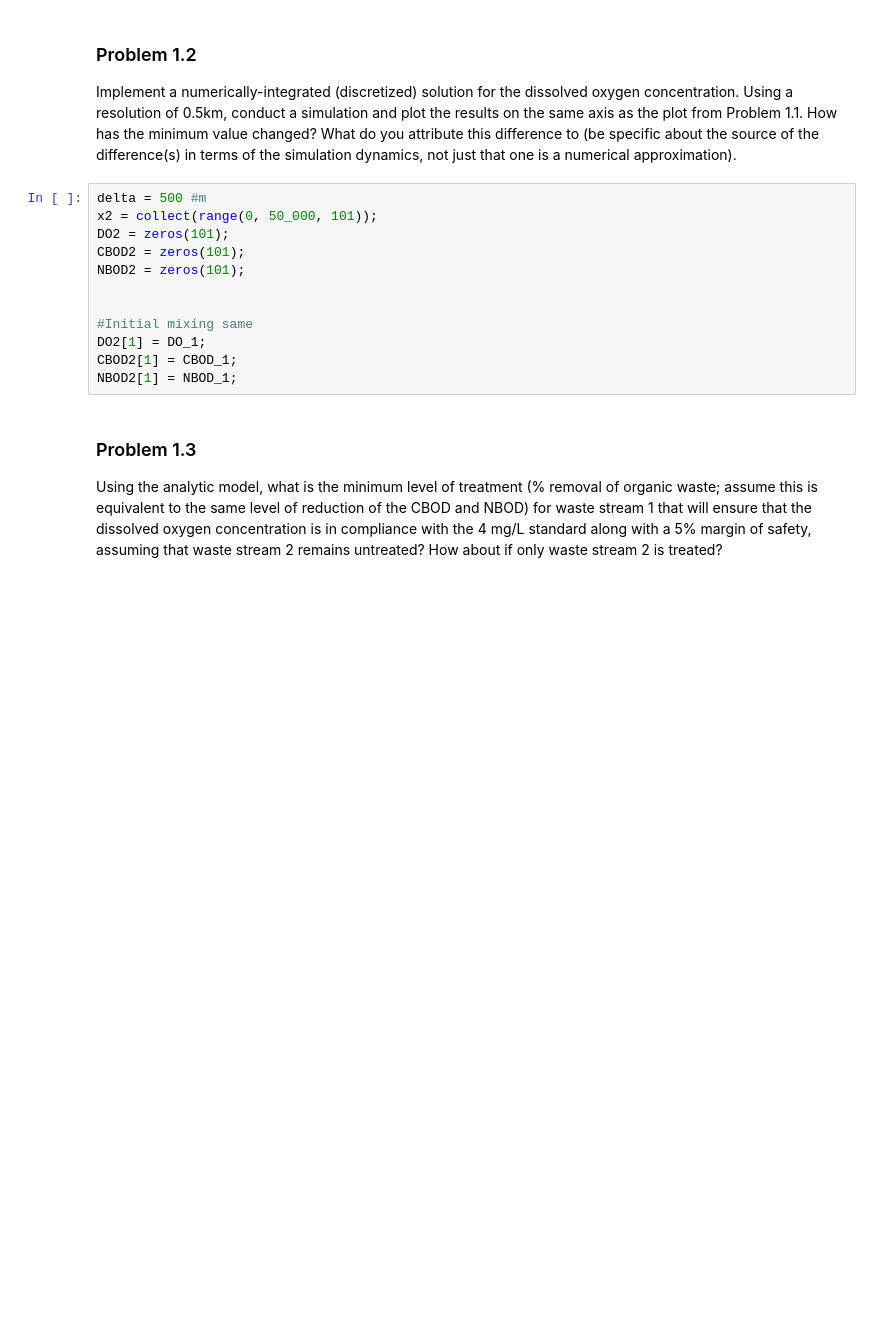
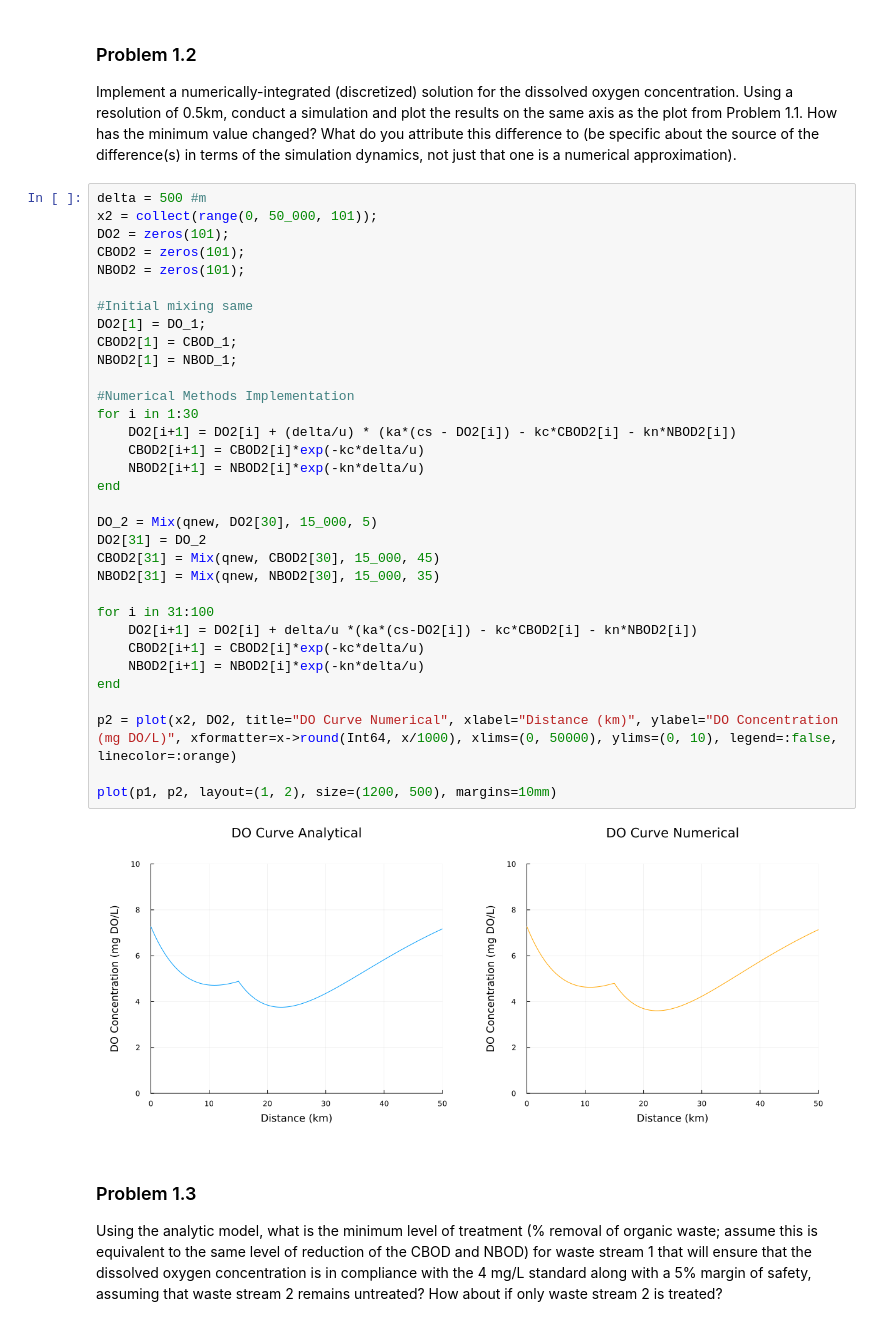
Before and after one commit to BEE4750-FA25/hw3-adrianhw3, a Jupyter notebook: hw03.ipynb, the cells around one changed output. Saved outputs shown, nothing was run; the diff lists cells and outputs as text; blank space fills up the shorter version.

```diff
--- a/hw03.ipynb
+++ b/hw03.ipynb
@@ -157,15 +153,38 @@ approximation).
 # %%
 delta = 500 #m
 x2 = collect(range(0, 50_000, 101));
 DO2 = zeros(101);
 CBOD2 = zeros(101);
 NBOD2 = zeros(101);
 
-
 #Initial mixing same
 DO2[1] = DO_1;
 CBOD2[1] = CBOD_1;
 NBOD2[1] = NBOD_1;
+
+#Numerical Methods Implementation
+for i in 1:30
+    DO2[i+1] = DO2[i] + (delta/u) * (ka*(cs - DO2[i]) - kc*CBOD2[i] - kn*NBOD2[i])
+    CBOD2[i+1] = CBOD2[i]*exp(-kc*delta/u)
+    NBOD2[i+1] = NBOD2[i]*exp(-kn*delta/u)
+end
+
+DO_2 = Mix(qnew, DO2[30], 15_000, 5)
+DO2[31] = DO_2
+CBOD2[31] = Mix(qnew, CBOD2[30], 15_000, 45)
+NBOD2[31] = Mix(qnew, NBOD2[30], 15_000, 35)
+
+for i in 31:100
+    DO2[i+1] = DO2[i] + delta/u *(ka*(cs-DO2[i]) - kc*CBOD2[i] - kn*NBOD2[i])
+    CBOD2[i+1] = CBOD2[i]*exp(-kc*delta/u)
+    NBOD2[i+1] = NBOD2[i]*exp(-kn*delta/u)
+end
+
+p2 = plot(x2, DO2, title="DO Curve Numerical", xlabel="Distance (km)", ylabel="DO Concentration (mg DO/L)", xformatter=x->round(Int64, x/1000), xlims=(0, 50000), ylims=(0, 10), legend=:false, linecolor=:orange)
+
+plot(p1, p2, layout=(1, 2), size=(1200, 500), margins=10mm)
+# %% [output]
+[figure, added]
 # %% [markdown]
 ### Problem 1.3
 
```
Also changed, not shown: parts of 11 cells of this notebook.
